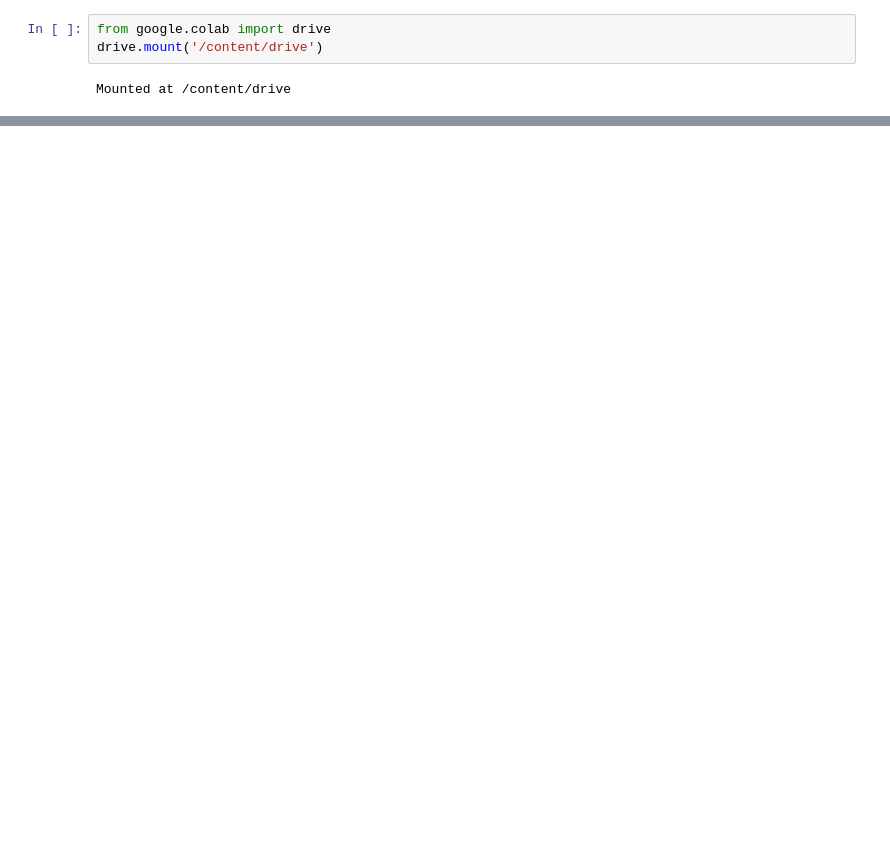
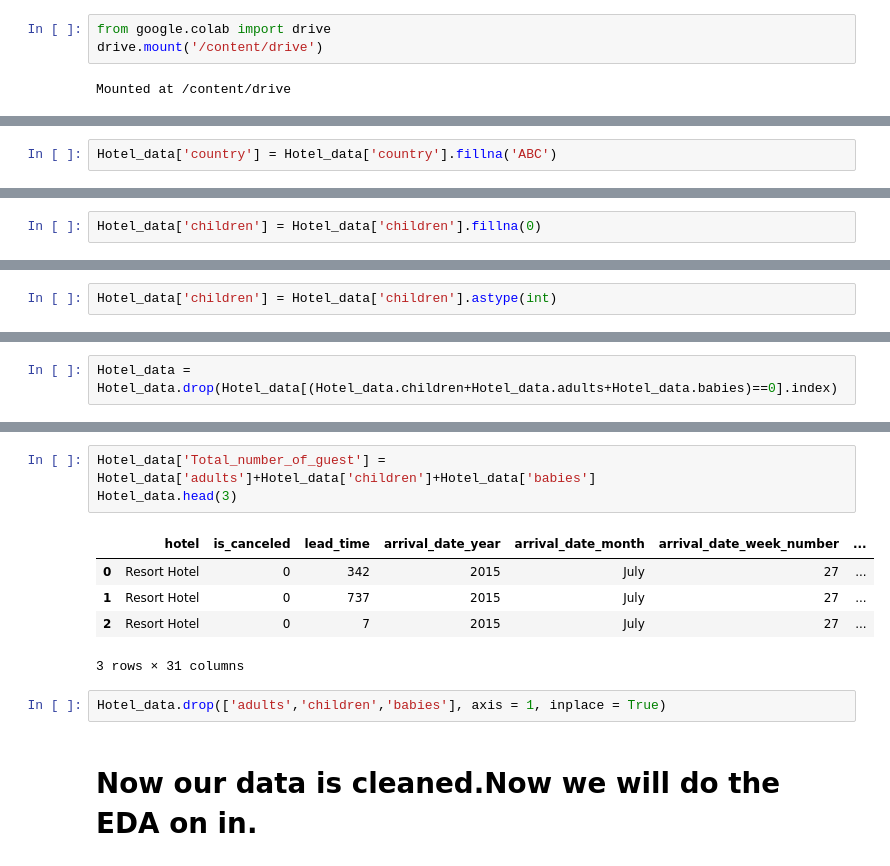
Before and after one commit to sachanneeraj/Hotels-Data-Analysis-EDA, a Jupyter notebook: Hotel_Booking_Analysis_Capstone_Project.ipynb, the cells around one changed output, grey strips where cells are left out. Saved outputs shown, nothing was run; the diff lists cells and outputs as text; blank space fills up the shorter version.

```diff
--- a/Hotel_Booking_Analysis_Capstone_Project.ipynb
+++ b/Hotel_Booking_Analysis_Capstone_Project.ipynb
@@ -865,0 +156,2 @@ plt.show()
+# %%
+Hotel_data['country'] = Hotel_data['country'].fillna('ABC')
@@ -865,0 +164,2 @@ plt.show()
+# %%
+Hotel_data['children'] = Hotel_data['children'].fillna(0)
@@ -865,0 +174,2 @@ plt.show()
+# %%
+Hotel_data['children'] = Hotel_data['children'].astype(int)
@@ -865,0 +219,2 @@ plt.show()
+# %%
+Hotel_data = Hotel_data.drop(Hotel_data[(Hotel_data.children+Hotel_data.adults+Hotel_data.babies)==0].index)
@@ -865,0 +223,13 @@ plt.show()
+# %%
+Hotel_data['Total_number_of_guest'] = Hotel_data['adults']+Hotel_data['children']+Hotel_data['babies']
+Hotel_data.head(3)
+# %% [output]
+|  | hotel | is_canceled | lead_time | arrival_date_year | arrival_date_month | arrival_date_week_number | ... |
+| 0 | Resort Hotel | 0 | 342 | 2015 | July | 27 | ... |
+| 1 | Resort Hotel | 0 | 737 | 2015 | July | 27 | ... |
+| 2 | Resort Hotel | 0 | 7 | 2015 | July | 27 | ... |
+3 rows × 31 columns
+# %%
+Hotel_data.drop(['adults','children','babies'], axis = 1, inplace = True)
+# %% [markdown]
+# Now our data is cleaned.Now we will do the EDA on in.
```
Also changed, not shown: parts of 162 cells of this notebook.
